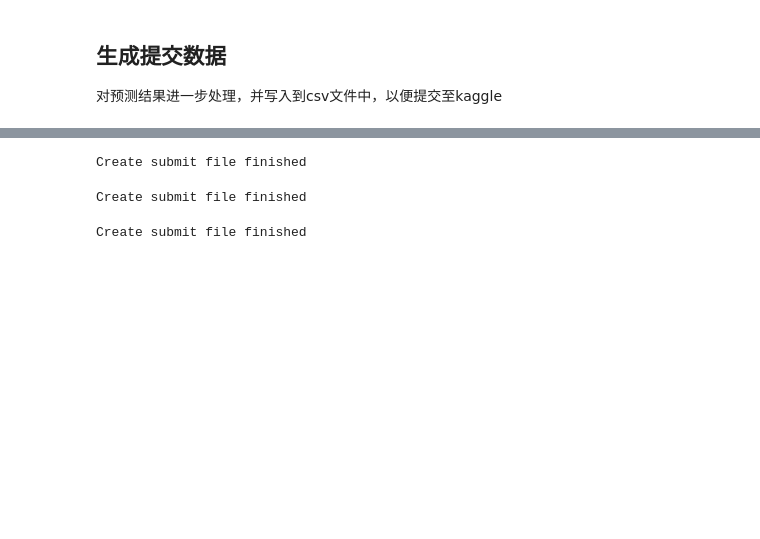
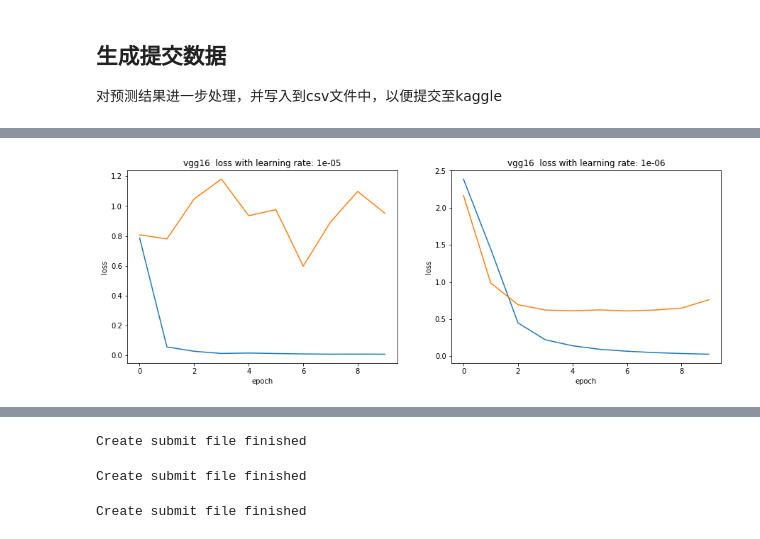
Before and after one commit to NiuCoder/distracted_driver_detection, a Jupyter notebook: distracted_driver_detection.ipynb, the cells around one changed output, grey strips where cells are left out. Saved outputs shown, nothing was run; the diff lists cells and outputs as text; code cells hidden in the pictures; blank space fills up the shorter version.

```diff
--- a/distracted_driver_detection.ipynb
+++ b/distracted_driver_detection.ipynb
@@ -909,0 +386,42 @@ result_with10_res50.shape
+# %%
+def show_learning_curve(history1,history2,modelname,learning_rate1,learning_rate2):
+    f = plt.figure(figsize=(15,5))
+    ax = f.add_subplot(121)
+    ax.plot(history1.history['loss'])
+    ax.plot(history1.history['val_loss'])
+    title1 = modelname+'  loss with learning rate: '+str(learning_rate1)
+    ax.set_title(title1)
+    ax.set_xlabel('epoch')
+    ax.set_ylabel('loss')
+    ax2 = f.add_subplot(122)
+    ax2.plot(history2.history['loss'])
+    ax2.plot(history2.history['val_loss'])
+    title2 = modelname+'  loss with learning rate: '+str(learning_rate2)
+    ax2.set_title(title2)
+    ax2.set_xlabel('epoch')
+    ax2.set_ylabel('loss')
+# %%
+def kfold_train_data_for_curve(epochs,batchsize,MODEL,preprocess_func,learning_rate,nfolds=10):
+    logloss_scores = []
+    random_state = 51
+    train_data, train_target, train_id, driver_id, unique_drivers = read_train_data()
+    kf = KFold(len(unique_drivers),n_folds=nfolds,shuffle=True,random_state=random_state)
+    num_fold = 0
+    for train_drivers,valid_drivers in kf:
+        num_fold += 1
+        unique_train_drivers = [unique_drivers[i] for i in train_drivers]
+        X_train,y_train = copy_selected_drivers(train_data,train_target,driver_id,unique_train_drivers)
+        unique_valid_drivers = [unique_drivers[i] for i in valid_drivers]
+        X_valid,y_valid = copy_selected_drivers(train_data,train_target,driver_id,unique_valid_drivers)
+        X_train = X_train.astype('float16')
+        X_valid = X_valid.astype('float16')
+        model,modelname = my_model(MODEL,learning_rate)
+        X_train = preprocess_func(X_train)
+        X_valid = preprocess_func(X_valid)
+        history = model.fit(X_train, y_train, batch_size=batchsize, nb_epoch=epochs,
+                  shuffle=True, verbose=0, validation_data=(X_valid, y_valid))
+        return history
+# %%
+vgg16_history1 = kfold_train_data_for_curve(10,16,VGG16,vgg16_preprocess_input,1e-5)
+# %%
+vgg16_history2 = kfold_train_data_for_curve(10,16,VGG16,vgg16_preprocess_input,1e-6)
@@ -909,0 +436,4 @@ result_with10_res50.shape
+# %%
+show_learning_curve(vgg16_history1,vgg16_history2,'vgg16',1e-5,1e-6)
+# %% [output]
+[figure, added]
```
Also changed, not shown: parts of 63 cells of this notebook, 1 other file.
